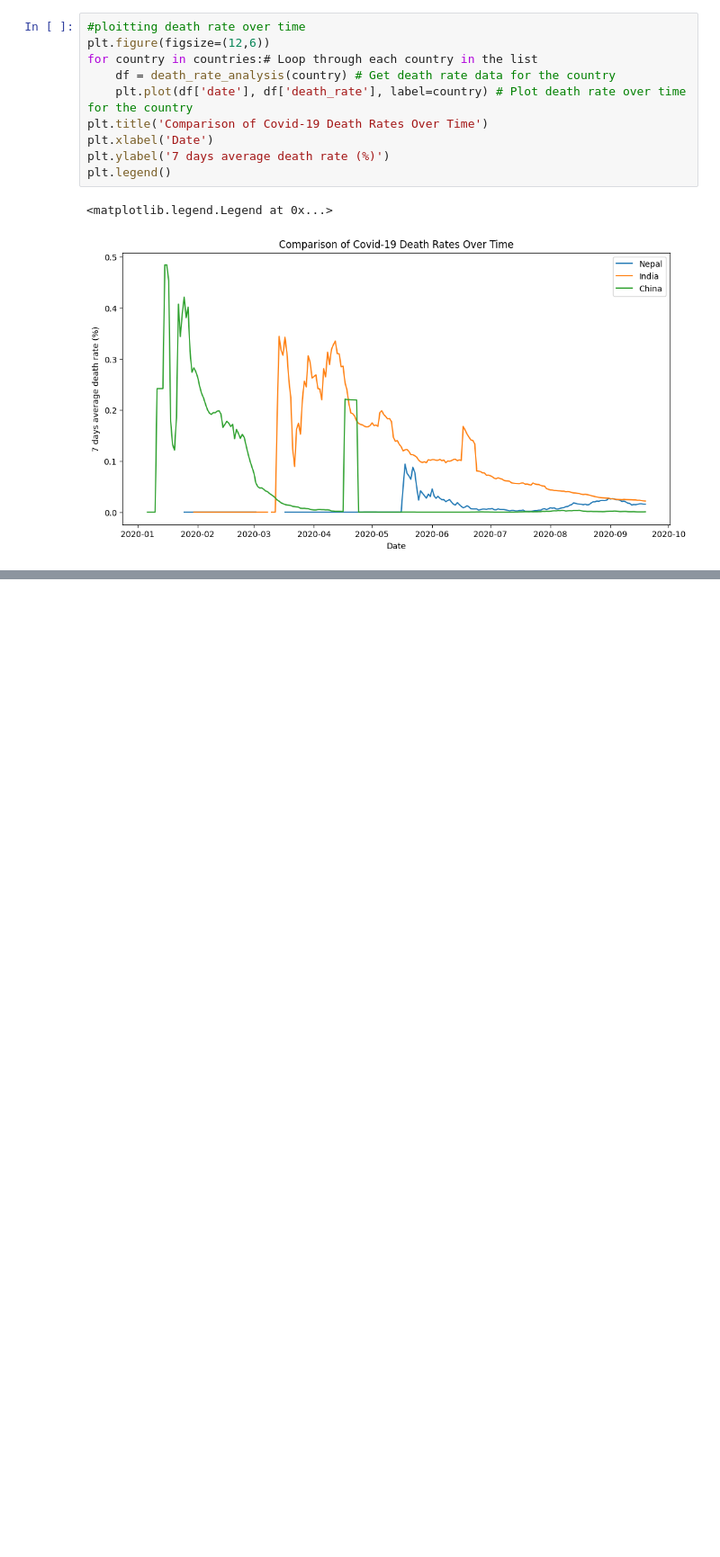
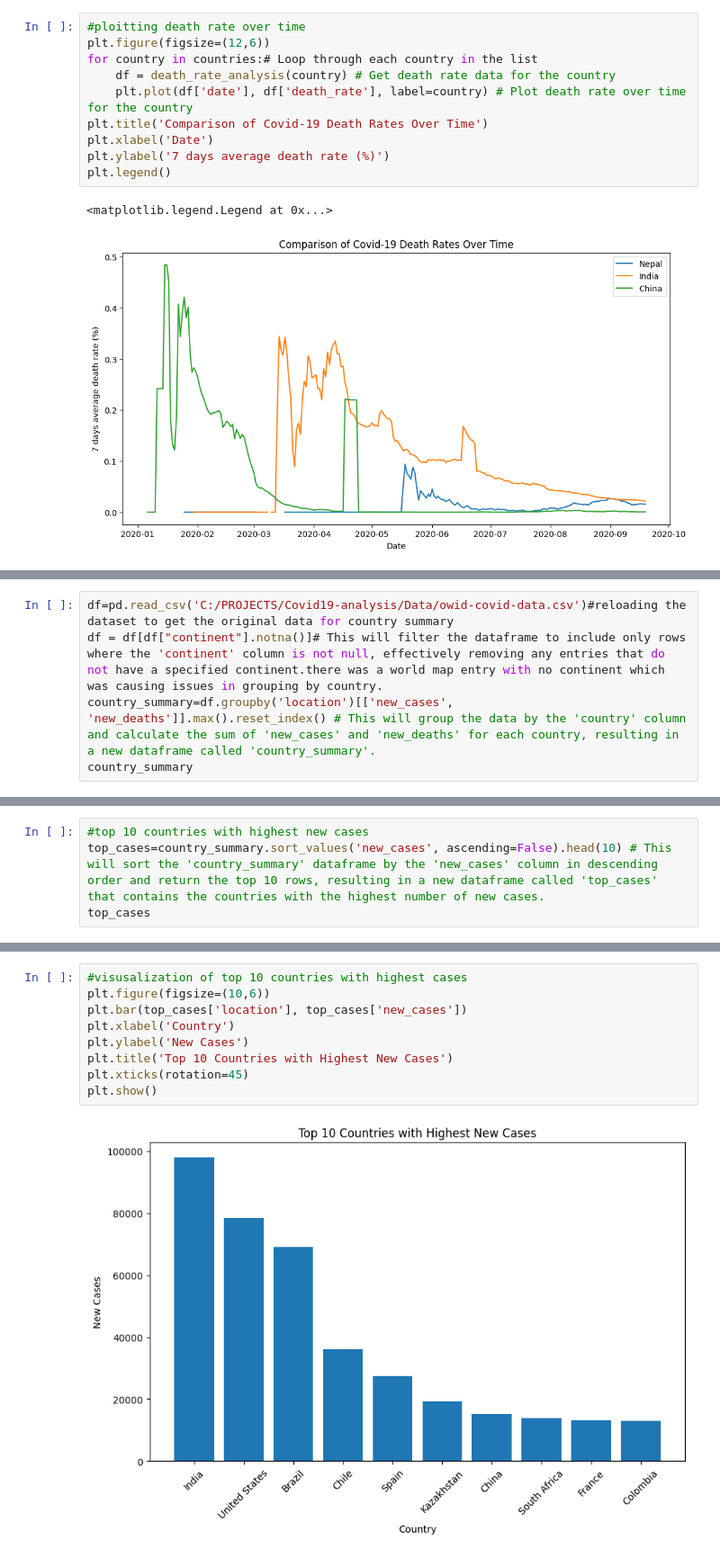
Before and after one commit to dipesh-2005/Covid-19-Analysis, a Jupyter notebook: Covid19-analysis/Scripts/covid-analysis.ipynb, the cells around one changed output, grey strips where cells are left out. Shown at 90% size. Saved outputs shown, nothing was run; the diff lists cells and outputs as text; blank space fills up the shorter version.

```diff
--- a/Covid19-analysis/Scripts/covid-analysis.ipynb
+++ b/Covid19-analysis/Scripts/covid-analysis.ipynb
@@ -301,0 +407,5 @@ plt.legend()
+# %%
+df=pd.read_csv('C:/PROJECTS/Covid19-analysis/Data/owid-covid-data.csv')#reloading the dataset to get the original data for country summary
+df = df[df["continent"].notna()]# This will filter the dataframe to include only rows where the 'continent' column is not null, effectively removing any entries that do not have a specified continent.there was a world map entry with no continent which was causing issues in grouping by country.
+country_summary=df.groupby('location')[['new_cases', 'new_deaths']].max().reset_index() # This will group the data by the 'country' column and calculate the sum of 'new_cases' and 'new_deaths' for each country, resulting in a new dataframe called 'country_summary'.
+country_summary
@@ -301,0 +426,4 @@ plt.legend()
+# %%
+#top 10 countries with highest new cases
+top_cases=country_summary.sort_values('new_cases', ascending=False).head(10) # This will sort the 'country_summary' dataframe by the 'new_cases' column in descending order and return the top 10 rows, resulting in a new dataframe called 'top_cases' that contains the countries with the highest number of new cases.
+top_cases
@@ -301,0 +497,11 @@ plt.legend()
+# %%
+#visusalization of top 10 countries with highest cases
+plt.figure(figsize=(10,6))
+plt.bar(top_cases['location'], top_cases['new_cases'])
+plt.xlabel('Country')
+plt.ylabel('New Cases')
+plt.title('Top 10 Countries with Highest New Cases')
+plt.xticks(rotation=45)
+plt.show()
+# %% [output]
+[figure, added]
```
Also changed, not shown: parts of 19 cells of this notebook.
